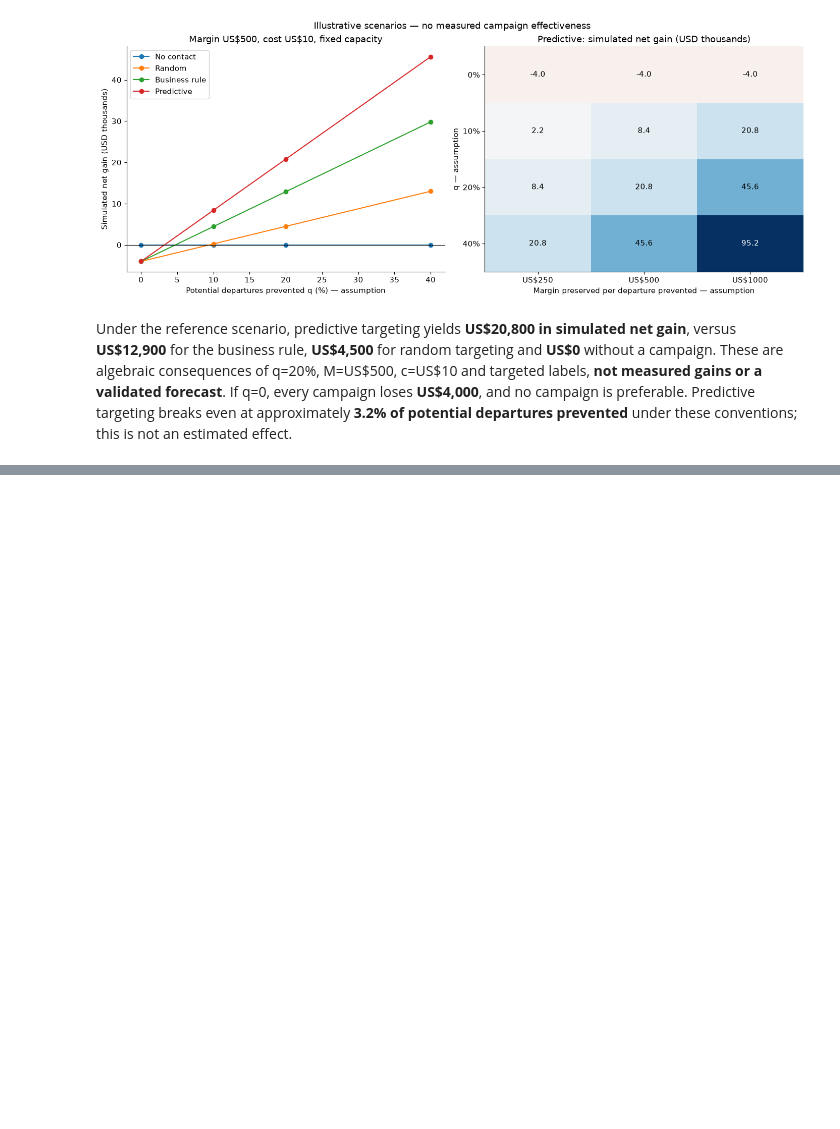
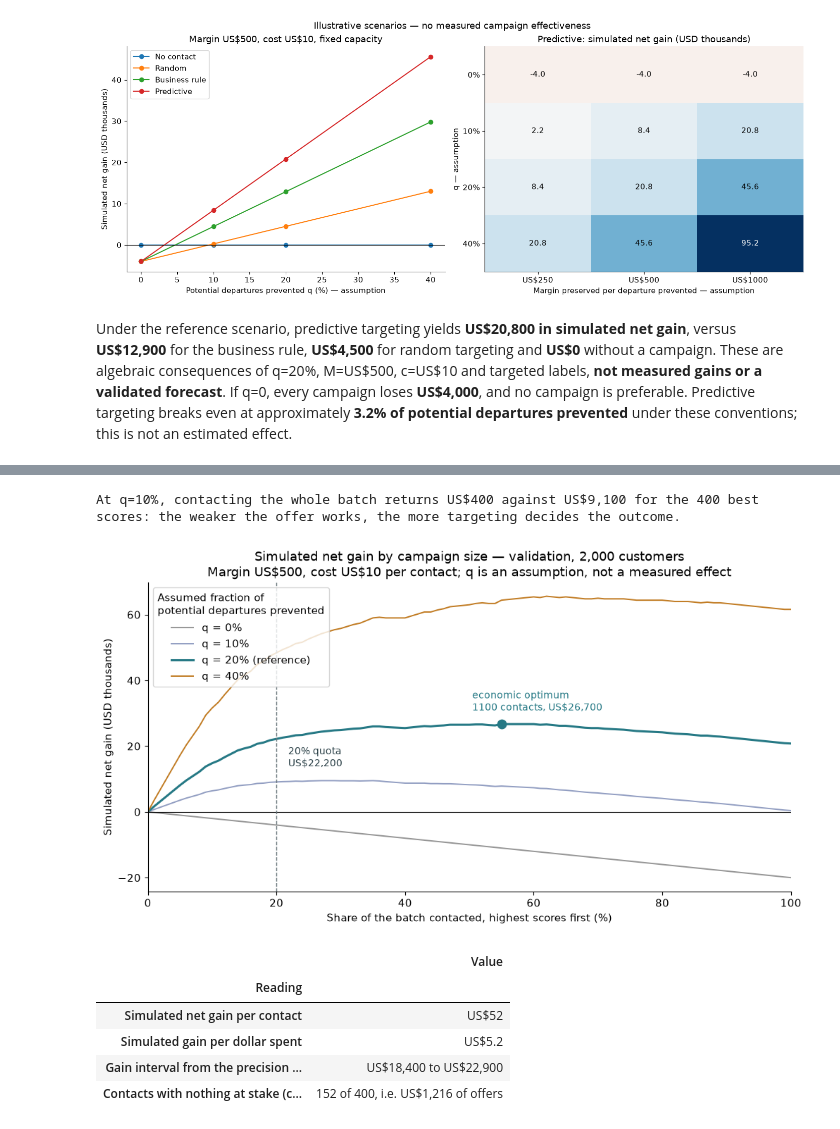
Before and after one commit to capristunt/bank-churn-analysis, a Jupyter notebook: notebooks/04-business-insights.ipynb, the cells around one changed output, grey strips where cells are left out. Drawn from its saved outputs; the diff is of its cells as text; code cells hidden in the pictures; blank space fills up the shorter version.

```diff
--- a/notebooks/04-business-insights.ipynb
+++ b/notebooks/04-business-insights.ipynb
@@ -204,0 +244,51 @@ Under the reference scenario, predictive targeting yields **US\$20,800 in simula
+# %%
+reference_q=eco['q']
+eco_capacity=freeze['capacity']
+chosen_gain=float(strategy.set_index('strategie').loc['Prédictif','gain_net_scenario_eur'])
+fig,ax=plt.subplots(figsize=(10,5.4),layout='constrained')
+colors={0:'#969696',.1:'#929ec2',.2:'#267985',.4:'#c17b22'}
+for q,g in curve.groupby('q'):
+ g=g.sort_values('contacts')
+ ax.plot(g.part_contactee*100,g.gain_net_scenario_usd/1000,color=colors.get(q,'#283e45'),
+  linewidth=2.2 if q==reference_q else 1.4,label=f'q = {q:.0%}'+(' (reference)' if q==reference_q else ''))
+best=pd.DataFrame(explanation['optimum_capacite']).set_index('q').loc[reference_q]
+ax.axhline(0,color='black',linewidth=.8)
+ax.axvline(100*eco_capacity,color='#69767b',linestyle='--',linewidth=1)
+ax.annotate(f"20% quota\nUS${float(curve[(curve.q==reference_q)&(curve.contacts==int(eco_capacity*2000))].gain_net_scenario_usd.iloc[0]):,.0f}",
+ (100*eco_capacity,float(curve[(curve.q==reference_q)&(curve.contacts==int(eco_capacity*2000))].gain_net_scenario_usd.iloc[0])/1000),
+ textcoords='offset points',xytext=(12,-28),fontsize=10,color='#283e45')
+ax.plot(100*best.part_contactee,best.gain_net_scenario_usd/1000,'o',color='#267985',markersize=9)
+ax.annotate(f"economic optimum\n{int(best.contacts)} contacts, US${best.gain_net_scenario_usd:,.0f}",
+ (100*best.part_contactee,best.gain_net_scenario_usd/1000),textcoords='offset points',xytext=(-30,14),fontsize=10,color='#267985')
+ax.set(xlabel='Share of the batch contacted, highest scores first (%)',ylabel='Simulated net gain (USD thousands)',
+ title='Simulated net gain by campaign size — validation, 2,000 customers\nMargin US$500, cost US$10 per contact; q is an assumption, not a measured effect',xlim=(0,100))
+ax.legend(title='Assumed fraction of\npotential departures prevented')
+plt.show()
+ratios={'gain_net_scenario_usd':float(chosen_gain),'gain_net_par_contact_usd':float(chosen_gain/chosen['contacts']),
+ 'gain_par_dollar_depense':float(chosen_gain/(eco['cost_eur']*chosen['contacts'])),
+ 'intervalle_gain_usd':{'bas':float(eco['q']*eco['margin_eur']*ci['precision_budget']['bas']*chosen['contacts']-eco['cost_eur']*chosen['contacts']),
+  'haut':float(eco['q']*eco['margin_eur']*ci['precision_budget']['haut']*chosen['contacts']-eco['cost_eur']*chosen['contacts'])},
+ 'contacts_sans_enjeu':int(chosen['contacts']-chosen['departs_contactes']),
+ 'cout_offres_sans_enjeu_usd':float((chosen['contacts']-chosen['departs_contactes'])*eco['offer_cost_eur_all_contacts']),
+ 'q_point_mort_predictif':float(q_breakeven),
+ 'seuil_rentabilite_individuel':explanation['seuil_rentabilite_individuel'],
+ 'clients_validation_au_dessus_du_seuil':explanation['clients_validation_au_dessus_du_seuil'],
+ 'optimum_capacite_validation':explanation['optimum_capacite'],
+ 'portee':'arithmétique sur agrégats figés ; validation pour la courbe ; aucune rentabilité mesurée'}
+(OUT/'economics_ratios.json').write_text(json.dumps(ratios,ensure_ascii=False,indent=2))
+display(pd.DataFrame([
+ {'Reading':'Simulated net gain per contact','Value':f"US${ratios['gain_net_par_contact_usd']:,.0f}"},
+ {'Reading':'Simulated gain per dollar spent','Value':f"US${ratios['gain_par_dollar_depense']:,.1f}"},
+ {'Reading':'Gain interval from the precision bootstrap','Value':f"US${ratios['intervalle_gain_usd']['bas']:,.0f} to US${ratios['intervalle_gain_usd']['haut']:,.0f}"},
+ {'Reading':'Contacts with nothing at stake (customers who stayed)','Value':f"{ratios['contacts_sans_enjeu']} of {chosen['contacts']}, i.e. US${ratios['cout_offres_sans_enjeu_usd']:,.0f} of offers"},
+]).set_index('Reading').style)
+print(f"At q=10%, contacting the whole batch returns US${float(curve[(curve.q==.1)&(curve.contacts==2000)].gain_net_scenario_usd.iloc[0]):,.0f} against US${float(curve[(curve.q==.1)&(curve.contacts==400)].gain_net_scenario_usd.iloc[0]):,.0f} for the 400 best scores: the weaker the offer works, the more targeting decides the outcome.")
+# %% [output]
+At q=10%, contacting the whole batch returns US$400 against US$9,100 for the 400 best scores: the weaker the offer works, the more targeting decides the outcome.
+[figure, added]
+|  | Value |
+| Reading |  |
+| Simulated net gain per contact | US$52 |
+| Simulated gain per dollar spent | US$5.2 |
+| Gain interval from the precision ... | US$18,400 to US$22,900 |
+| Contacts with nothing at stake (c... | 152 of 400, i.e. US$1,216 of offers |
```
Also changed, not shown: parts of 12 cells of this notebook, 18 other files.
